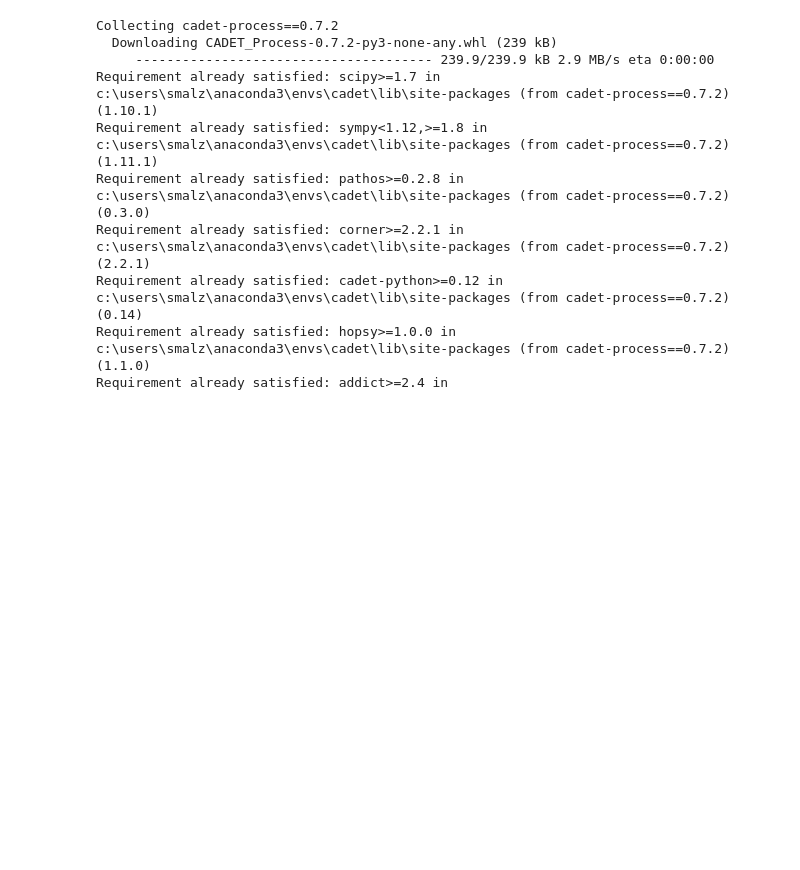
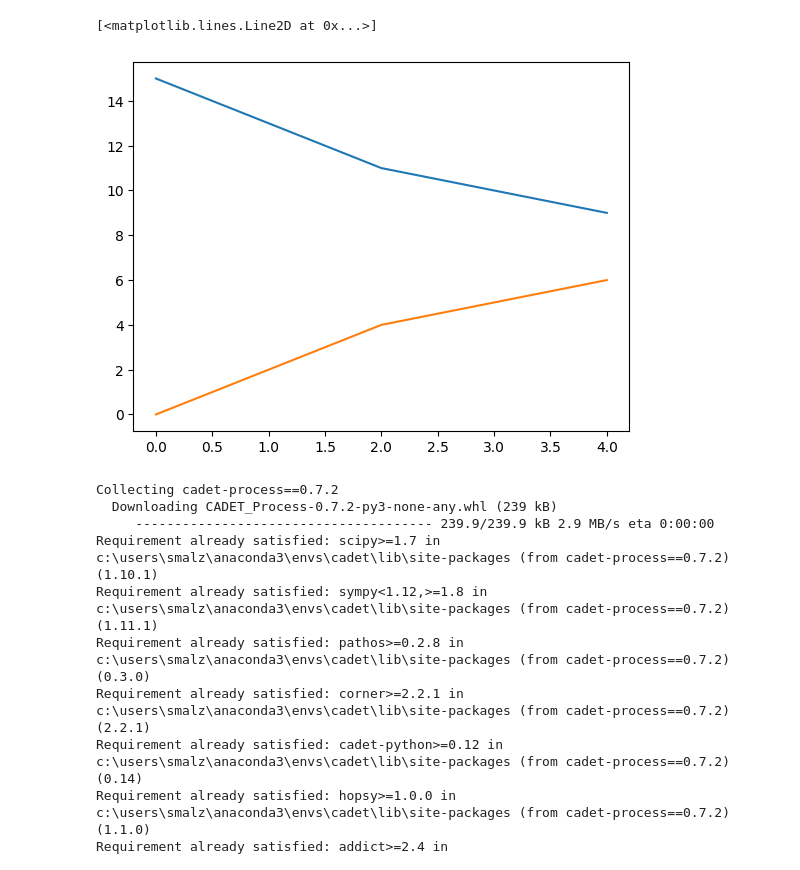
Before and after one commit to StephanM87/cadet-test, a Jupyter notebook: parameter_estimation.ipynb, the cells around one changed output. Saved outputs shown, nothing was run; the diff lists cells and outputs as text; code cells hidden in the pictures; blank space fills up the shorter version.

```diff
--- a/parameter_estimation.ipynb
+++ b/parameter_estimation.ipynb
@@ -3,3 +5,17 @@
+# %%
+import matplotlib.pyplot as plt
+
+time = [0,1,2,3,4]
+concentration_substrate = [15,13,11,10,9]
+concentration_product = [0, 2, 4, 5, 6]
+
+fig, ax= plt.subplots()
+
+ax.plot(time, concentration_substrate, label="substrate")
+ax.plot(time,concentration_product, label="product" )
+# %% [output]
+[<matplotlib.lines.Line2D at 0x...>]
+[figure, added]
 # %%
 # Install Cadet
 ! pip install cadet-process==0.7.2
```
Also changed, not shown: parts of 11 cells of this notebook.
